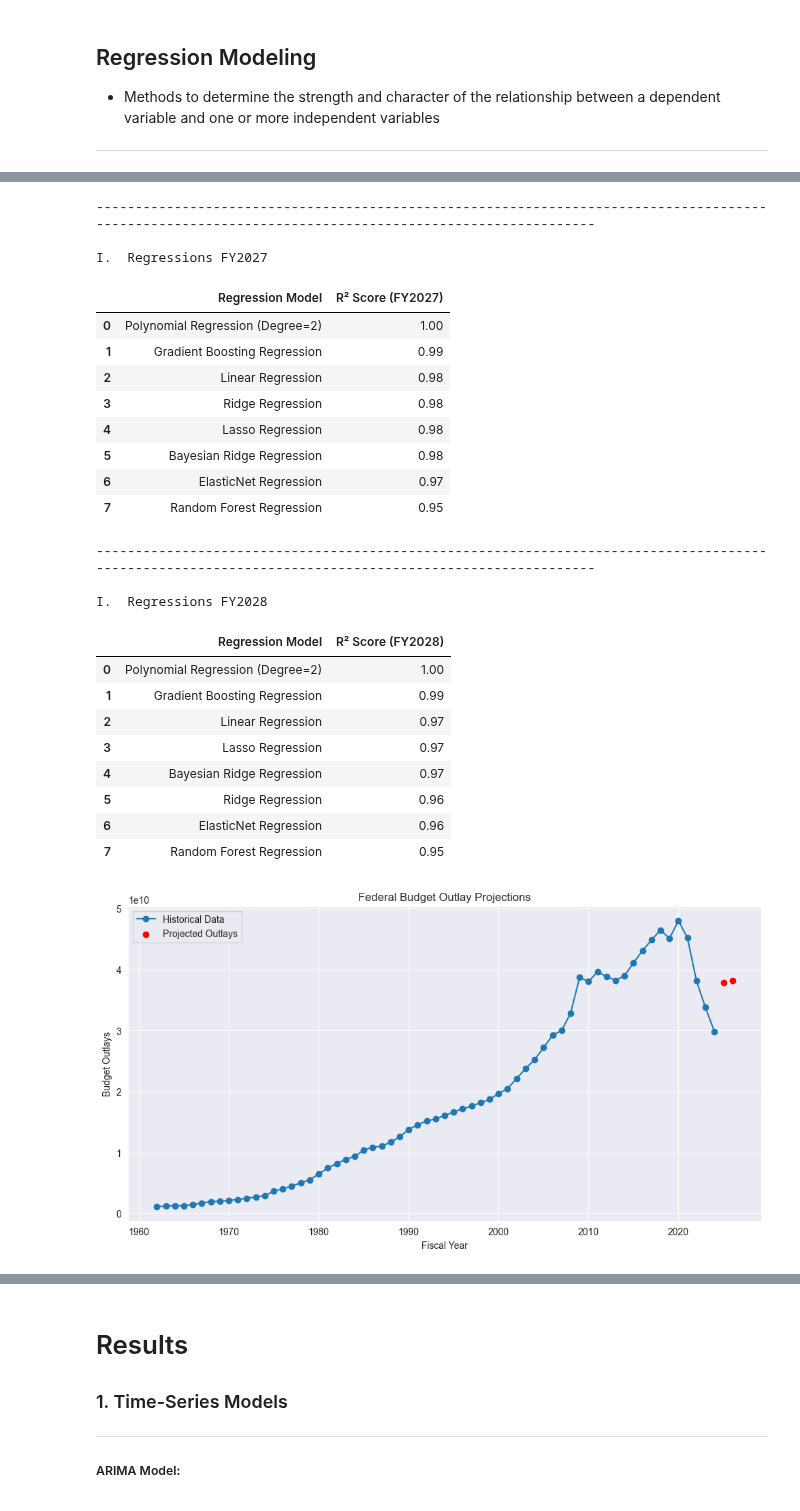
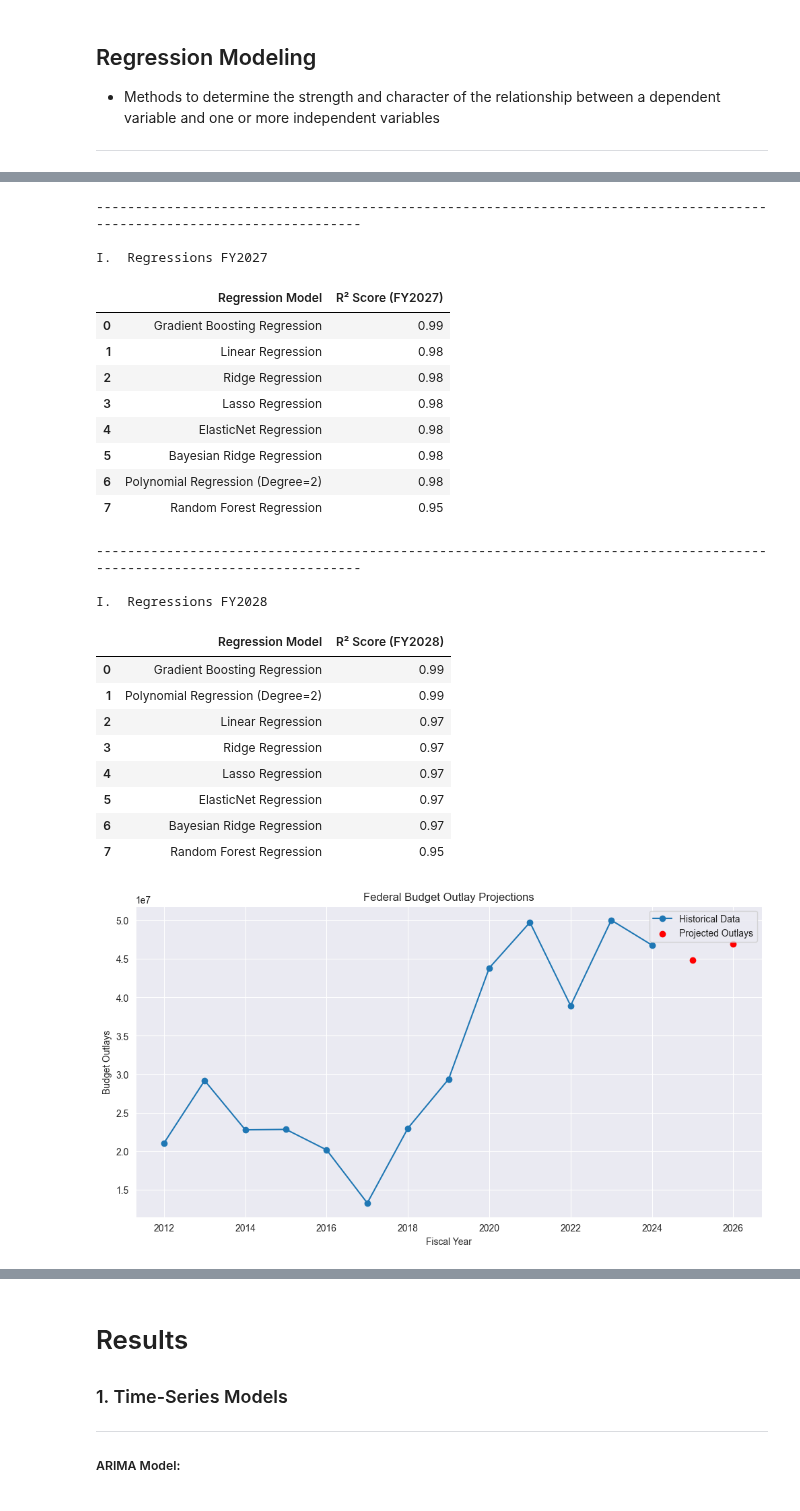
Before and after one commit to is-leeroy-jenkins/BudgetPy, a Jupyter notebook: ipynb/outlays.ipynb, the cells around one changed output, grey strips where cells are left out. Drawn from its saved outputs; the diff is of its cells as text; code cells hidden in the pictures.

```diff
--- a/ipynb/outlays.ipynb
+++ b/ipynb/outlays.ipynb
@@ -228,15 +225,15 @@ ___
 # %%
 # 1. Load necessary columns and optimize processing
 df_dataset = pd.read_excel(file_path_outlays, sheet_name='Data',
-	usecols=['FiscalYear', 'AgencyName'] + [f"FY{i}" for i in range(1962, 2025)], nrows=500)
+	usecols=['FiscalYear', 'AgencyName'] + [f"FY{i}" for i in range(2012, 2025)], nrows=500)
 
 # 2. Selecting numerical columns
 numeric_cols = [ col for col in df_dataset.columns if col.startswith( "FY" ) ]
-numeric_data = df_dataset[numeric_cols ].fillna(0 )
+df_extended = df_dataset[numeric_cols ].fillna(0 )
 
 print( hdr )
 print( 'IV. Oringinal Outlay Data')
 print( nwln )
 
-numeric_data
+df_extended
 # %% [output]
@@ -518,20 +500,20 @@ XIV.  Table of Correlations
 ___
 # %%
 # Replace zeros with NaN and fill missing values with column means
-numeric_data.replace(0, np.nan, inplace=True )
-numeric_data.fillna(numeric_data.mean( ), inplace=True )
+df_numeric.replace(0, np.nan, inplace=True )
+df_numeric.fillna(df_numeric.mean( ), inplace=True )
 
 # Define future target years (FY2025, FY2026, FY2027, FY2028)
 target_years = ["FY2025", "FY2026", "FY2027", "FY2028"]
 
 # Extend dataset for forecasting
-df_numeric = numeric_data.copy( )
+df_extended = df_numeric.copy( )
 
 # Use all Prior Years as predictors
-X_numeric = df_numeric.iloc[ :, :-4 ]
+X_numeric = df_extended.iloc[ :, :-4 ]
 
 # Predict FY2025 to FY2028
-y_numeric = df_numeric.iloc[ :, -4: ]
+y_numeric = df_extended.iloc[ :, -4: ]
 
 # Standardize features
 scaler = StandardScaler()
@@ -540,8 +522,8 @@ X_standardized = scaler.fit_transform(X_numeric )
 # Initialize regression models
 regression_models = {
     "Linear Regression": LinearRegression(),
-    "Ridge Regression": Ridge(alpha=10.0),
-    "Lasso Regression": Lasso(alpha=5.0, max_iter=10000),
+    "Ridge Regression": Ridge(alpha=10.0, max_iter=10000),
+    "Lasso Regression": Lasso(alpha=10.0, max_iter=10000),
     "ElasticNet Regression": ElasticNet(alpha=0.1, l1_ratio=0.5),
     "Bayesian Ridge Regression": BayesianRidge(max_iter=10000),
     "Random Forest Regression": RandomForestRegressor(n_estimators=50, random_state=42),
@@ -565,15 +547,15 @@ for year_idx, year in enumerate(target_years):
             model.fit(X_polynomial, y_future )
             score_future = model.score(X_polynomial, y_future )
         else:
-            model.fit(X_scaled_extended, y_future)
-            score_future = model.score(X_scaled_extended, y_future)
+            model.fit(X_standardized, y_future)
+            score_future = model.score(X_standardized, y_future)
         regression_scores[year ][name ] = round(score_future, 2 )
 
 # Create ranked results for each year
-results_dfs = {}
+df_results = {}
 for year in target_years:
     ranked_models_future = sorted(regression_scores[year ].items( ), key=lambda x: x[1 ], reverse=True )
-    results_dfs[year] = pd.DataFrame(ranked_models_future, columns=["Regression Model", f"R² Score ({year})"])
+    df_results[year] = pd.DataFrame(ranked_models_future, columns=["Regression Model", f"R² Score ({year})"])
 
 # Prepare data for visualization
 forecast_years = ["FY2025", "FY2026", "FY2027", "FY2028"]
@@ -582,5 +564,5 @@ model_names = list(regression_models.keys())
 print(hdr)
 print('I.  Regressions FY2025')
 print( nwln )
-results_dfs[ "FY2025" ]
+df_results[ "FY2025" ]
 # %% [output]
@@ -618,42 +600,42 @@ II.  Regressions FY2026
 print(hdr)
 print('I.  Regressions FY2027')
 print( nwln )
-results_dfs[ "FY2027" ]
+df_results[ "FY2027" ]
 # %% [output]
-------------------------------------------------------------------------------------------------------------------------------------------------------
+------------------------------------------------------------------------------------------------------------------------
 
 I.  Regressions FY2027
 |  | Regression Model | R² Score (FY2027) |
-| 0 | Polynomial Regression (Degree=2) | 1.00 |
-| 1 | Gradient Boosting Regression | 0.99 |
-| 2 | Linear Regression | 0.98 |
-| 3 | Ridge Regression | 0.98 |
-| 4 | Lasso Regression | 0.98 |
+| 0 | Gradient Boosting Regression | 0.99 |
+| 1 | Linear Regression | 0.98 |
+| 2 | Ridge Regression | 0.98 |
+| 3 | Lasso Regression | 0.98 |
+| 4 | ElasticNet Regression | 0.98 |
 | 5 | Bayesian Ridge Regression | 0.98 |
-| 6 | ElasticNet Regression | 0.97 |
+| 6 | Polynomial Regression (Degree=2) | 0.98 |
 | 7 | Random Forest Regression | 0.95 |
 # %%
 print(hdr)
 print('I.  Regressions FY2028')
 print( nwln )
-results_dfs[ "FY2028" ]
+df_results[ "FY2028" ]
 # %% [output]
-------------------------------------------------------------------------------------------------------------------------------------------------------
+------------------------------------------------------------------------------------------------------------------------
 
 I.  Regressions FY2028
 |  | Regression Model | R² Score (FY2028) |
-| 0 | Polynomial Regression (Degree=2) | 1.00 |
-| 1 | Gradient Boosting Regression | 0.99 |
+| 0 | Gradient Boosting Regression | 0.99 |
+| 1 | Polynomial Regression (Degree=2) | 0.99 |
 | 2 | Linear Regression | 0.97 |
-| 3 | Lasso Regression | 0.97 |
-| 4 | Bayesian Ridge Regression | 0.97 |
-| 5 | Ridge Regression | 0.96 |
-| 6 | ElasticNet Regression | 0.96 |
+| 3 | Ridge Regression | 0.97 |
+| 4 | Lasso Regression | 0.97 |
+| 5 | ElasticNet Regression | 0.97 |
+| 6 | Bayesian Ridge Regression | 0.97 |
 | 7 | Random Forest Regression | 0.95 |
 # %%
 # Filter data for historical years (1962-2024)
-df_long = df.melt(id_vars=['AgencyName', 'BureauName', 'AccountName'],
-                  value_vars=[col for col in df.columns if col.startswith('FY')],
+df_long = df_dataset.melt(id_vars=['AgencyName'],
+                  value_vars=[col for col in df_dataset.columns if col.startswith('FY')],
                   var_name='FiscalYear', value_name='Outlays')
 
 # Convert FiscalYear column to integer
@@ -677,7 +659,7 @@ models = {
     "Linear Regression": LinearRegression(),
     "Multiple Regression": LinearRegression(),
     "Polynomial Regression": PolynomialFeatures(degree=2),
-    "Ridge Regression": Ridge(alpha=1.0),
+    "Ridge Regression": Ridge(alpha=10.0, max_iter=10000),
     "Lasso Regression": Lasso(alpha=0.1),
     "Bayesian Ridge Regression": BayesianRidge(),
     "Gradient Boosting": GradientBoostingRegressor(n_estimators=100),
@@ -713,32 +695,32 @@ for name, model in models.items():
 # ARIMA Model
 arima_model = ARIMA(df_grouped['Outlays'], order=(5,1,0)).fit()
 arima_forecast = arima_model.forecast(steps=2)
 
 # Holt-Winters Model
 holt_model = ExponentialSmoothing(df_grouped['Outlays'], seasonal='add', seasonal_periods=5).fit()
 holt_forecast = holt_model.forecast(2)
 
 # Add to results
 results["ARIMA"] = arima_forecast.values
 results["Holt-Winters"] = holt_forecast.values
 
 # Create DataFrame for display
 future_years = [2025, 2026]
 df_results = pd.DataFrame(results, index=future_years)
 
 # Visualizations
 plt.figure(figsize=(12, 6))
 plt.plot(df_grouped['FiscalYear'], df_grouped['Outlays'], label='Historical Data', marker='o')
 plt.scatter(future_years, df_results.mean(axis=1), color='red', label='Projected Outlays')
 plt.xlabel('Fiscal Year')
 plt.ylabel('Budget Outlays')
 plt.title('Federal Budget Outlay Projections')
 plt.legend()
 plt.grid(True)
 plt.show()
 
 # Display results
 df_results
 # %% [output]
-[figure, old version]
+[figure, new version]
 |  | Linear Regression | Multiple Regression | Polynomial Regression | Ridge Regression | Lasso Regression | ... |
```
Also changed, not shown: parts of 26 cells of this notebook.
